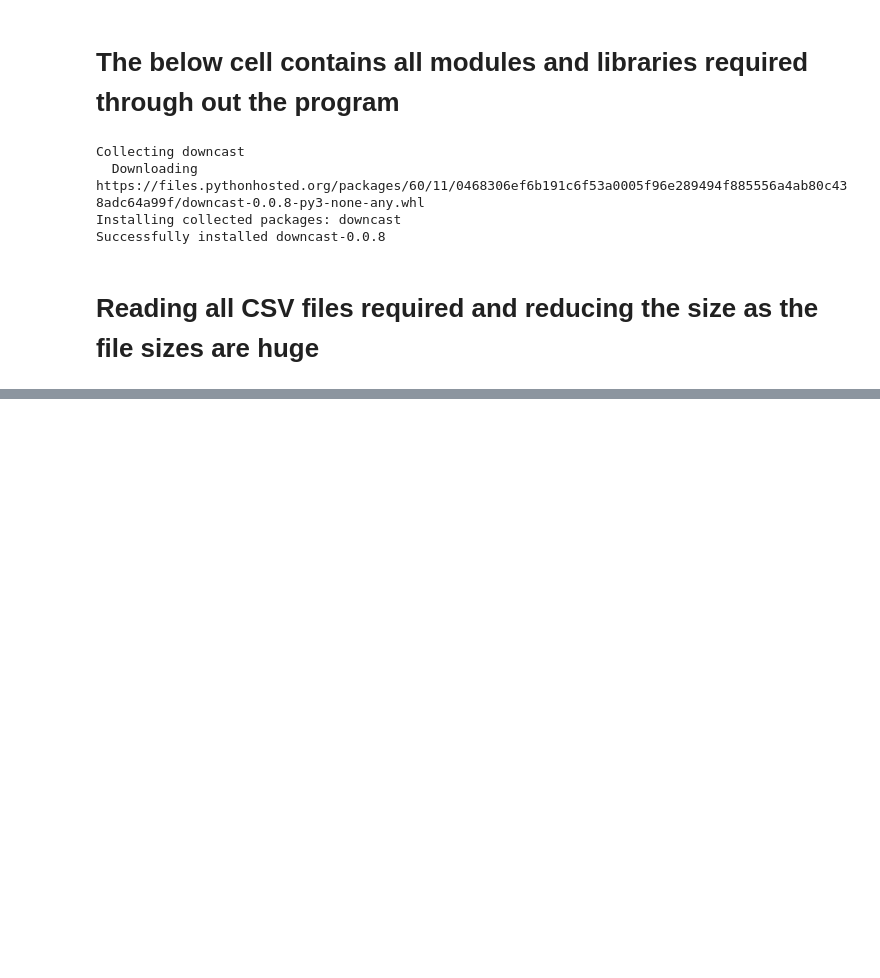
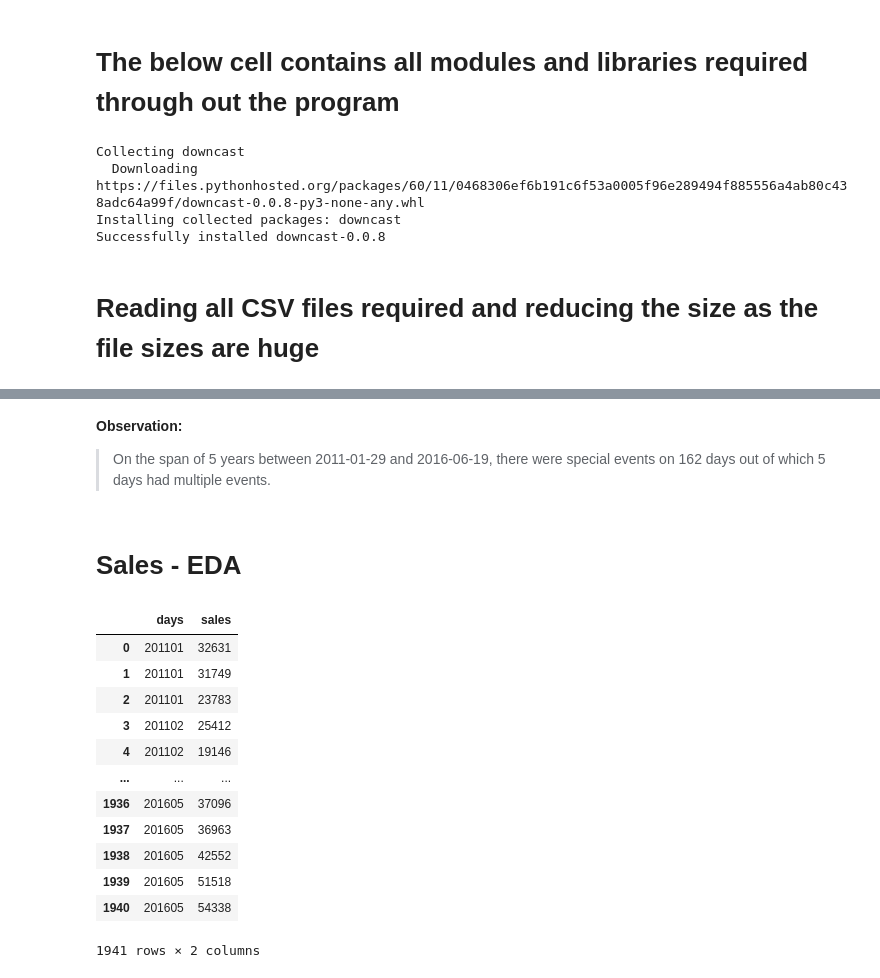
Before and after one commit to vence-andersen/M5-Forecasting-Accuracy, a Jupyter notebook: EDA_M5.ipynb, the cells around one changed output, grey strips where cells are left out. Drawn from its saved outputs; the diff is of its cells as text; code cells hidden in the pictures; blank space fills up the shorter version.

```diff
--- a/EDA_M5.ipynb
+++ b/EDA_M5.ipynb
@@ -81,0 +148,22 @@ Size of calender file before downcast was 0.1 MB and after downcast 0.1 MB
+# %% [markdown]
+**Observation:**
+
+> On the span of 5 years between 2011-01-29 and 2016-06-19, there were special events on 162 days out of which 5 days had multiple events.
+# %% [markdown]
+# Sales - EDA
+# %%
+temp
+# %% [output]
+|  | days | sales |
+| 0 | 201101 | 32631 |
+| 1 | 201101 | 31749 |
+| 2 | 201101 | 23783 |
+| 3 | 201102 | 25412 |
+| 4 | 201102 | 19146 |
+| ... | ... | ... |
+| 1936 | 201605 | 37096 |
+| 1937 | 201605 | 36963 |
+| 1938 | 201605 | 42552 |
+| 1939 | 201605 | 51518 |
+| 1940 | 201605 | 54338 |
+1941 rows × 2 columns
```
Also changed, not shown: parts of 32 cells of this notebook.
